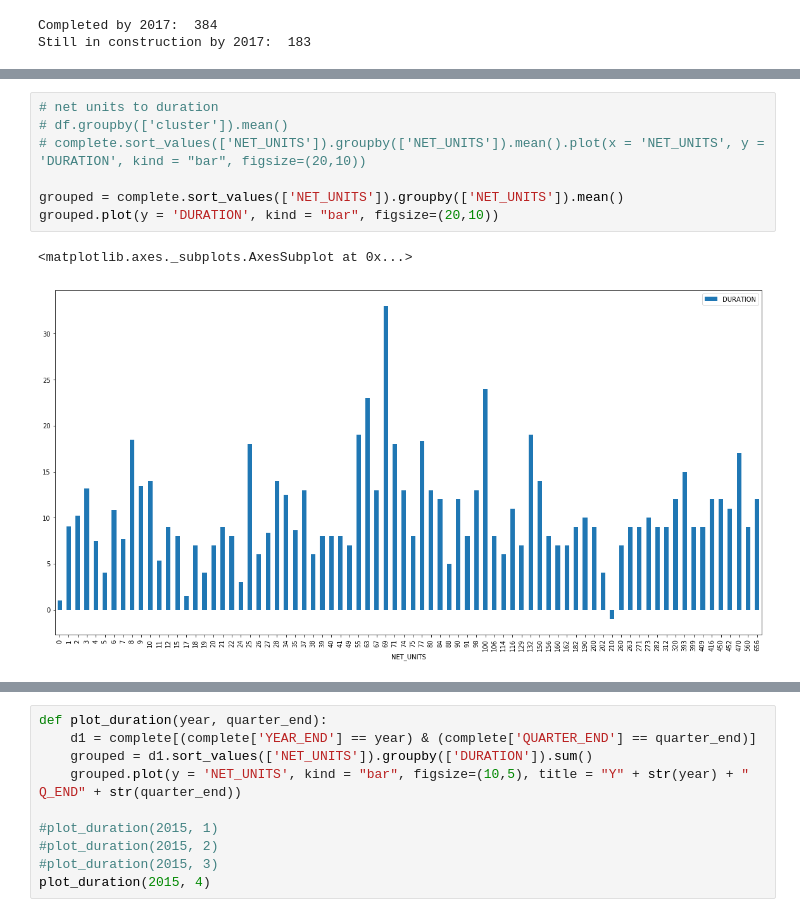
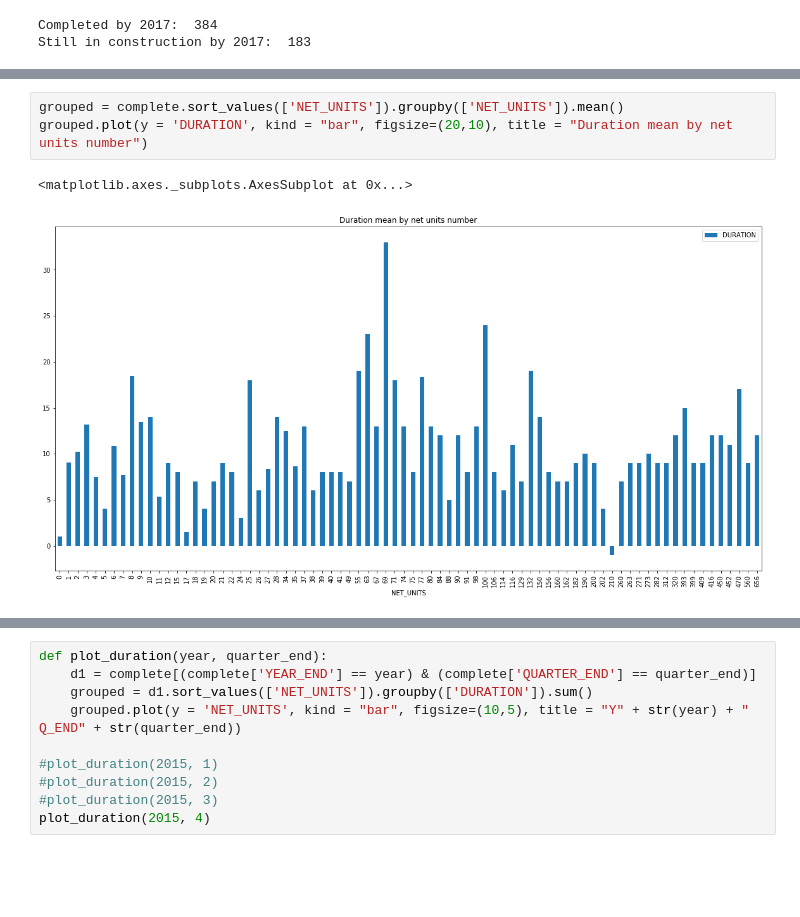
Before and after one commit to openland/statecraft-projects, a Jupyter notebook: housing_pipeline.ipynb, the cells around one changed output, grey strips where cells are left out. Saved outputs shown, nothing was run; the diff lists cells and outputs as text; blank space fills up the shorter version.

```diff
--- a/housing_pipeline.ipynb
+++ b/housing_pipeline.ipynb
@@ -145,10 +122,6 @@ Smaller buildings:  7.0
 # %%
-# net units to duration
-# df.groupby(['cluster']).mean()
-# complete.sort_values(['NET_UNITS']).groupby(['NET_UNITS']).mean().plot(x = 'NET_UNITS', y = 'DURATION', kind = "bar", figsize=(20,10))
-
 grouped = complete.sort_values(['NET_UNITS']).groupby(['NET_UNITS']).mean()
-grouped.plot(y = 'DURATION', kind = "bar", figsize=(20,10))
+grouped.plot(y = 'DURATION', kind = "bar", figsize=(20,10), title = "Duration mean by net units number")
 # %% [output]
 <matplotlib.axes._subplots.AxesSubplot at 0x...>
-[figure, old version]
+[figure, new version]
```
Also changed, not shown: parts of 6 cells of this notebook, 1 other file.
